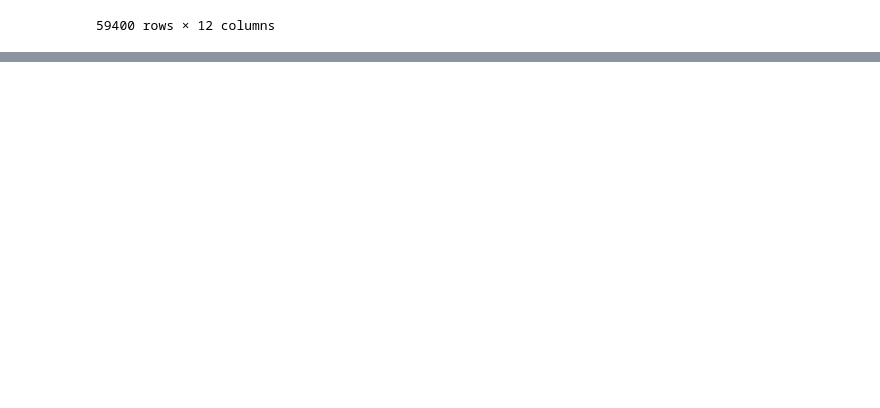
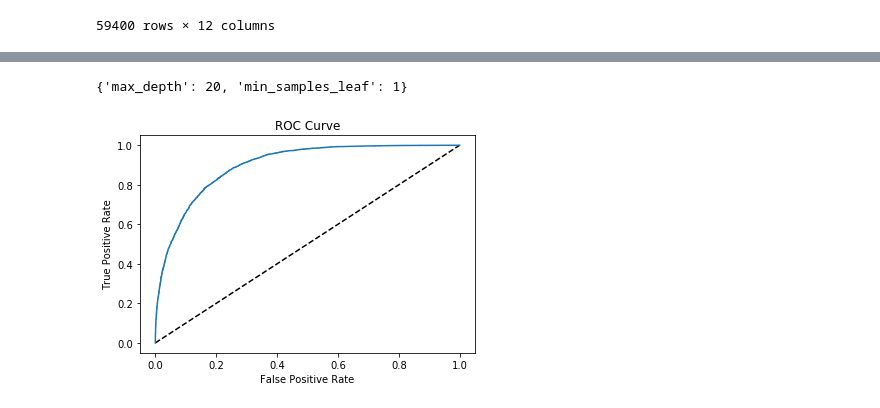
Before and after one commit to atalebizadeh/DS-Career-Track, a Jupyter notebook: Capstone Project 1/Water Pumps/Water Pumps - Modeling and Prediction.ipynb, the cells around one changed output, grey strips where cells are left out. Cells and saved outputs as stored; diff of their text form; code cells hidden in the pictures; blank space fills up the shorter version.

```diff
--- a/Capstone Project 1/Water Pumps/Water Pumps - Modeling and Prediction.ipynb
+++ b/Capstone Project 1/Water Pumps/Water Pumps - Modeling and Prediction.ipynb
@@ -349,0 +401,31 @@ Random Forest Classifier Accuracy: 0.80
+# %%
+# Using GridSearchCV on RandomForestClassifier
+#create a dictionary of all values we want to test
+param_dist = {"max_depth": np.arange(1, 21),
+              #"max_features": randint(1, 9),
+              "min_samples_leaf": [1, 5, 10, 20, 50, 100],
+              #"criterion": ["gini", "entropy"]
+             }
+#use gridsearch to test all values
+rf_cv = GridSearchCV(modelRFC, param_dist, cv=5)
+#fit model to data
+rf_cv.fit(X_train, y_train)
+print(rf_cv.best_params_)
+# %% [output]
+{'max_depth': 20, 'min_samples_leaf': 1}
+# %%
+# Compute predicted probabilities: y_pred_prob
+y_pred_prob = modelRFC.predict_proba(X_test)[:,1]
+
+# Generate ROC curve values: fpr, tpr, thresholds
+fpr, tpr, thresholds = roc_curve(y_test, y_pred_prob)
+
+# Plot ROC curve
+plt.plot([0, 1], [0, 1], 'k--')
+plt.plot(fpr, tpr)
+plt.xlabel('False Positive Rate')
+plt.ylabel('True Positive Rate')
+plt.title('ROC Curve')
+plt.show()
+# %% [output]
+[figure, added]
```
Also changed, not shown: parts of 21 cells of this notebook.
